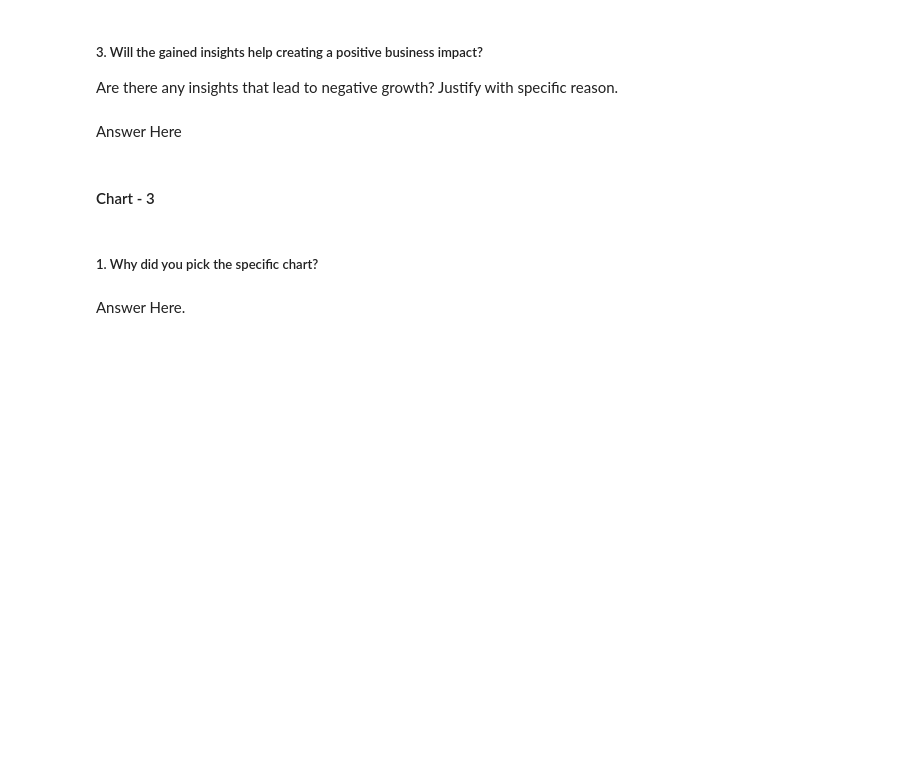
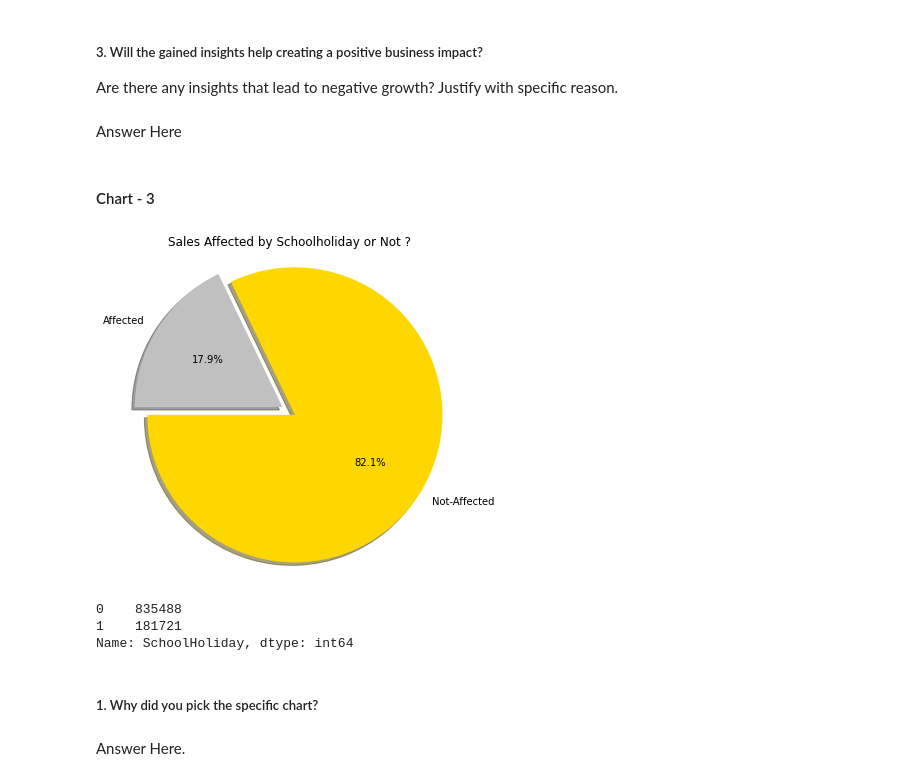
Before and after one commit to Ashif-khan033/Retail_Sales_Prediction, a Jupyter notebook: Retail_Sales_Prediction.ipynb, the cells around one changed output. Drawn from its saved outputs; the diff is of its cells as text; code cells hidden in the pictures; blank space fills up the shorter version.

```diff
--- a/Retail_Sales_Prediction.ipynb
+++ b/Retail_Sales_Prediction.ipynb
@@ -461,3 +459,25 @@ Answer Here
+# %%
+# Chart - 3 visualization code
+labels = 'Not-Affected' , 'Affected'
+sizes = df.SchoolHoliday.value_counts()
+colors = ['gold', 'silver']
+explode = (0.1, 0.0)
+plt.pie(sizes, explode=explode, labels=labels, colors=colors,
+        autopct='%1.1f%%', shadow=True, startangle=180)
+plt.axis('equal')
+plt.title("Sales Affected by Schoolholiday or Not ?")
+plt.plot()
+fig=plt.gcf()
+fig.set_size_inches(6,6)
+plt.show()
+# %% [output]
+[figure, added]
+# %%
+df.SchoolHoliday.value_counts()
+# %% [output]
+0    835488
+1    181721
+Name: SchoolHoliday, dtype: int64
 # %% [markdown]
 ##### 1. Why did you pick the specific chart?
 # %% [markdown]
```
Also changed, not shown: parts of 8 cells of this notebook.
